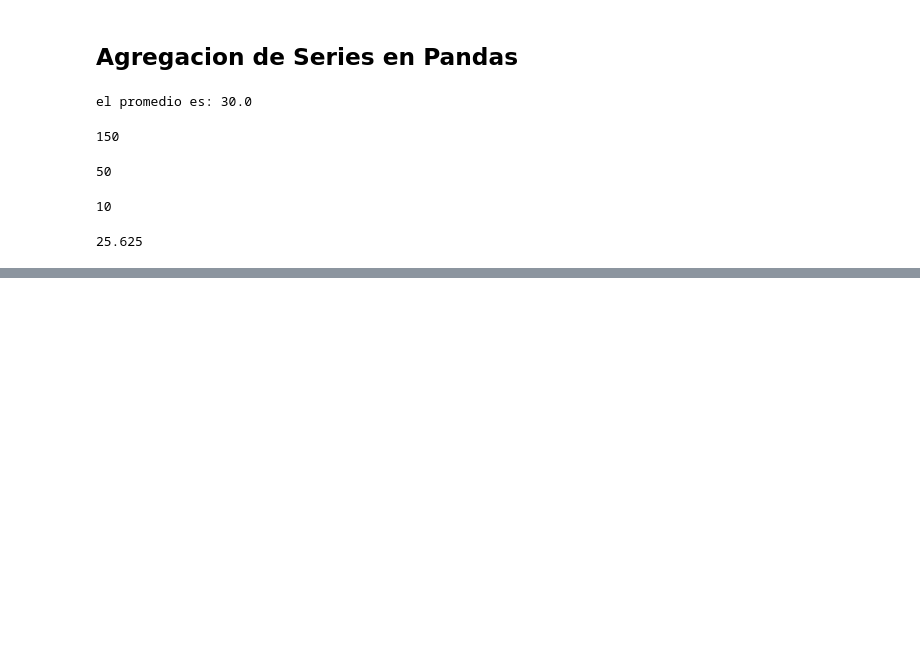
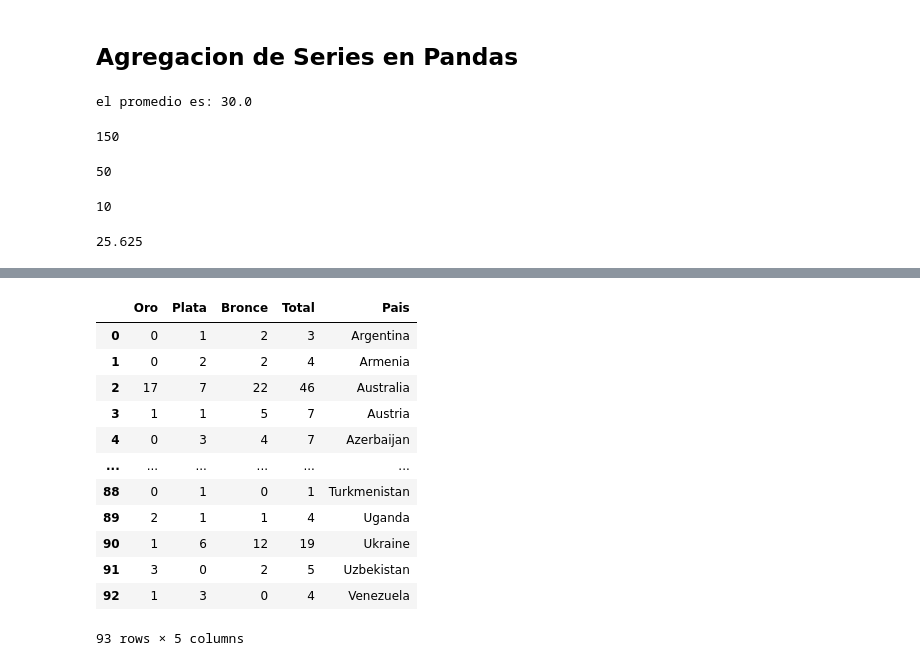
Before and after one commit to Bernardo-Mata/python-data-science, a Jupyter notebook: pandas.ipynb, the cells around one changed output, grey strips where cells are left out. Drawn from its saved outputs; the diff is of its cells as text; code cells hidden in the pictures; blank space fills up the shorter version.

```diff
--- a/pandas.ipynb
+++ b/pandas.ipynb
@@ -564,0 +569,3 @@ print(f"Promedio mensual de ventas: {promedio_ventas_mes}")
+# %%
+df = pd.read_csv('dataFrames\\medallas.csv')
+df.head()
@@ -564,0 +596,25 @@ print(f"Promedio mensual de ventas: {promedio_ventas_mes}")
+# %%
+#cambiar tipo de dato float a int
+df['Oro'] = df['Oro'].fillna(0)
+df['Plata'] = df['Plata'].fillna(0)
+df['Bronce'] = df['Bronce'].fillna(0)
+# %%
+#cambiar tipo de dato float a int
+df['Oro'] = df['Oro'].astype('int')
+df['Plata'] = df['Plata'].astype('int')
+df['Bronce'] = df['Bronce'].astype('int')
+df
+# %% [output]
+|  | Oro | Plata | Bronce | Total | Pais |
+| 0 | 0 | 1 | 2 | 3 | Argentina |
+| 1 | 0 | 2 | 2 | 4 | Armenia |
+| 2 | 17 | 7 | 22 | 46 | Australia |
+| 3 | 1 | 1 | 5 | 7 | Austria |
+| 4 | 0 | 3 | 4 | 7 | Azerbaijan |
+| ... | ... | ... | ... | ... | ... |
+| 88 | 0 | 1 | 0 | 1 | Turkmenistan |
+| 89 | 2 | 1 | 1 | 4 | Uganda |
+| 90 | 1 | 6 | 12 | 19 | Ukraine |
+| 91 | 3 | 0 | 2 | 5 | Uzbekistan |
+| 92 | 1 | 3 | 0 | 4 | Venezuela |
+93 rows × 5 columns
```
Also changed, not shown: parts of 13 cells of this notebook.
